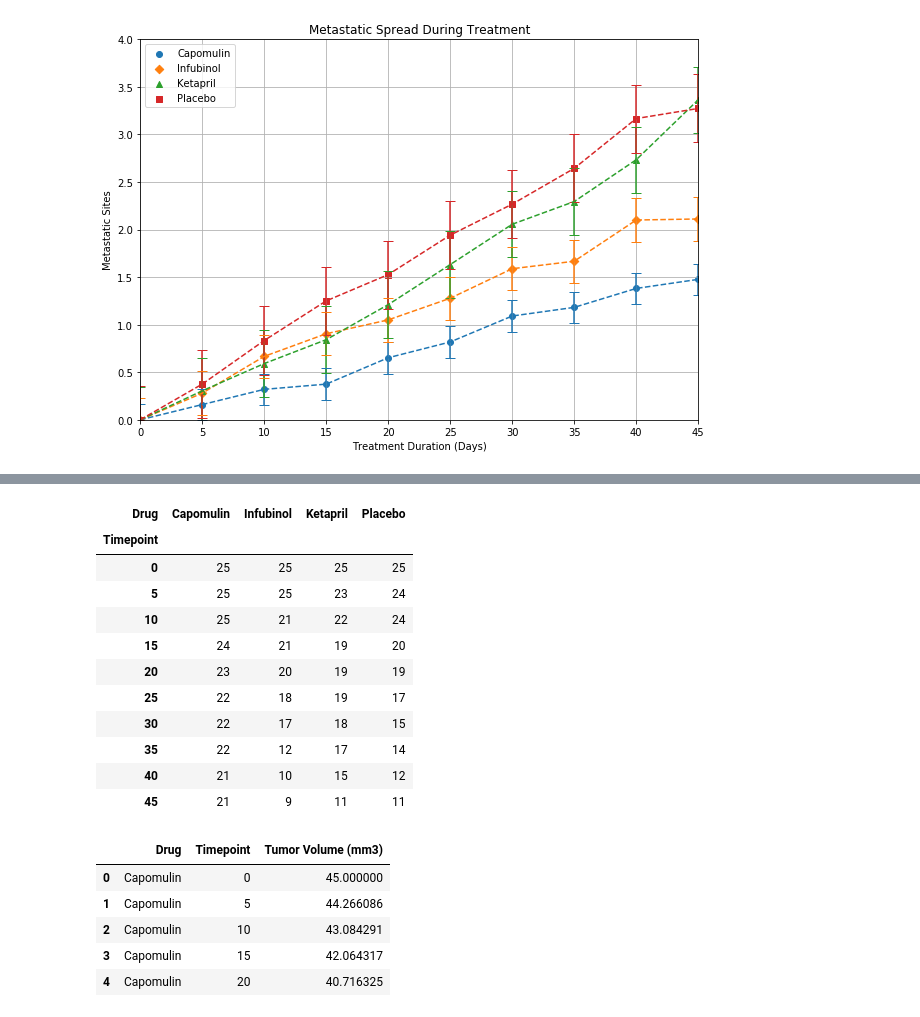
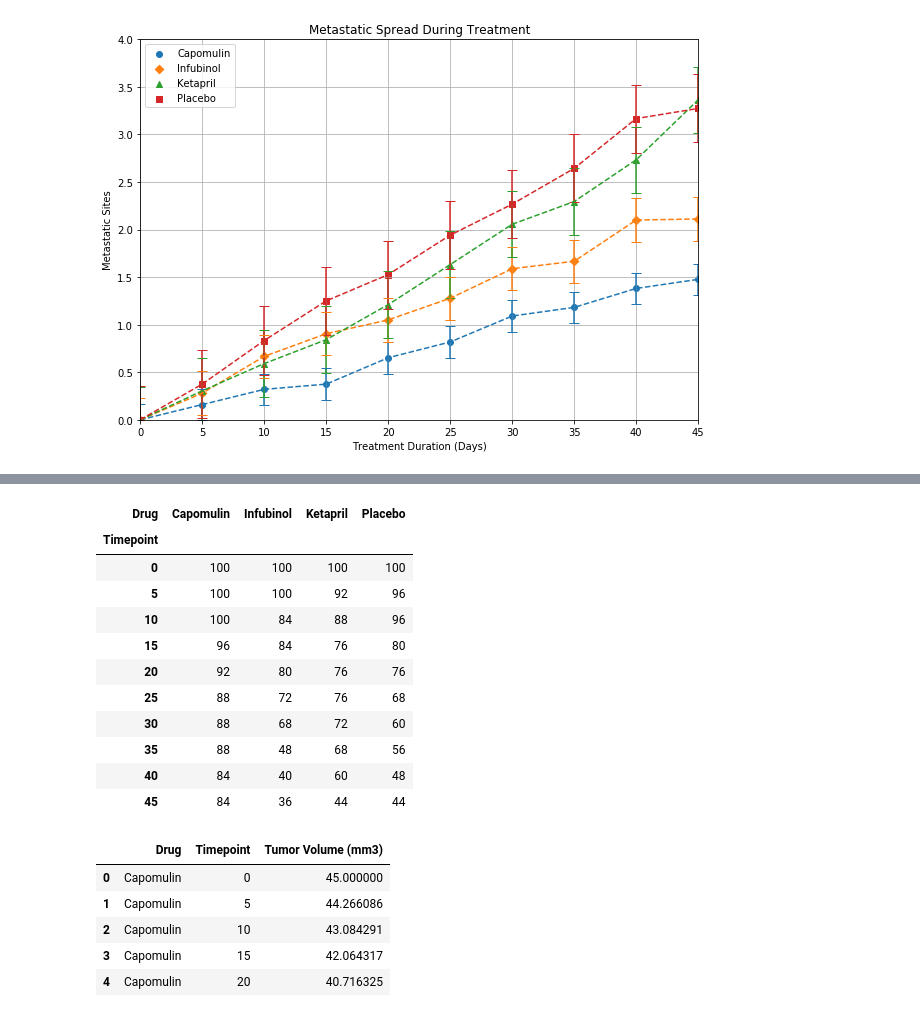
Before and after one commit to txstu09/pymaceuticals-inc, a Jupyter notebook: pymaceuticals.ipynb, the cells around one changed output, grey strips where cells are left out. Saved outputs shown, nothing was run; the diff lists cells and outputs as text; code cells hidden in the pictures.

```diff
--- a/pymaceuticals.ipynb
+++ b/pymaceuticals.ipynb
@@ -125,19 +155,20 @@ plt.show()
 # %%
 mice_alive = trial_data.groupby(['Timepoint','Drug'])['Mouse ID'].count().unstack()
-mice_alive[['Capomulin','Infubinol','Ketapril','Placebo']]
+mice_alive_table = ((mice_alive[['Capomulin','Infubinol','Ketapril','Placebo']]/25)*100).astype(int)
+mice_alive_table
 # %% [output]
 | Drug | Capomulin | Infubinol | Ketapril | Placebo |
 | Timepoint |  |  |  |  |
-| 0 | 25 | 25 | 25 | 25 |
-| 5 | 25 | 25 | 23 | 24 |
-| 10 | 25 | 21 | 22 | 24 |
-| 15 | 24 | 21 | 19 | 20 |
-| 20 | 23 | 20 | 19 | 19 |
-| 25 | 22 | 18 | 19 | 17 |
-| 30 | 22 | 17 | 18 | 15 |
-| 35 | 22 | 12 | 17 | 14 |
-| 40 | 21 | 10 | 15 | 12 |
-| 45 | 21 | 9 | 11 | 11 |
+| 0 | 100 | 100 | 100 | 100 |
+| 5 | 100 | 100 | 92 | 96 |
+| 10 | 100 | 84 | 88 | 96 |
+| 15 | 96 | 84 | 76 | 80 |
+| 20 | 92 | 80 | 76 | 76 |
+| 25 | 88 | 72 | 76 | 68 |
+| 30 | 88 | 68 | 72 | 60 |
+| 35 | 88 | 48 | 68 | 56 |
+| 40 | 84 | 40 | 60 | 48 |
+| 45 | 84 | 36 | 44 | 44 |
 # %%
 #drug_mean = trial_data.groupby(['Drug','Timepoint'])['Tumor Volume (mm3)'].mean().to_frame()
 drug_mean = trial_data.groupby(['Drug','Timepoint'])['Tumor Volume (mm3)'].mean().to_frame().reset_index()
```
Also changed, not shown: parts of 1 cell of this notebook.
